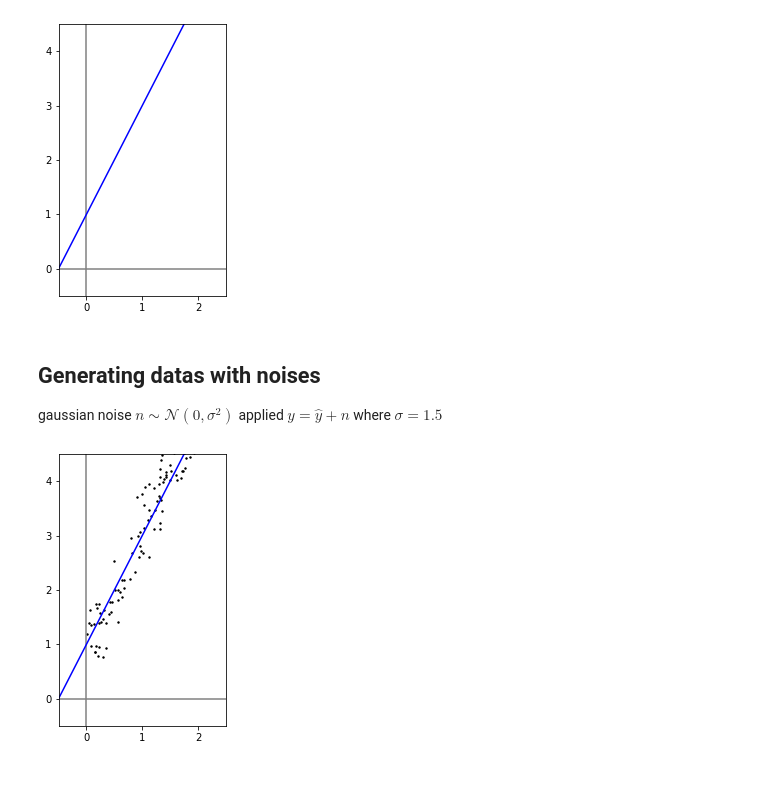
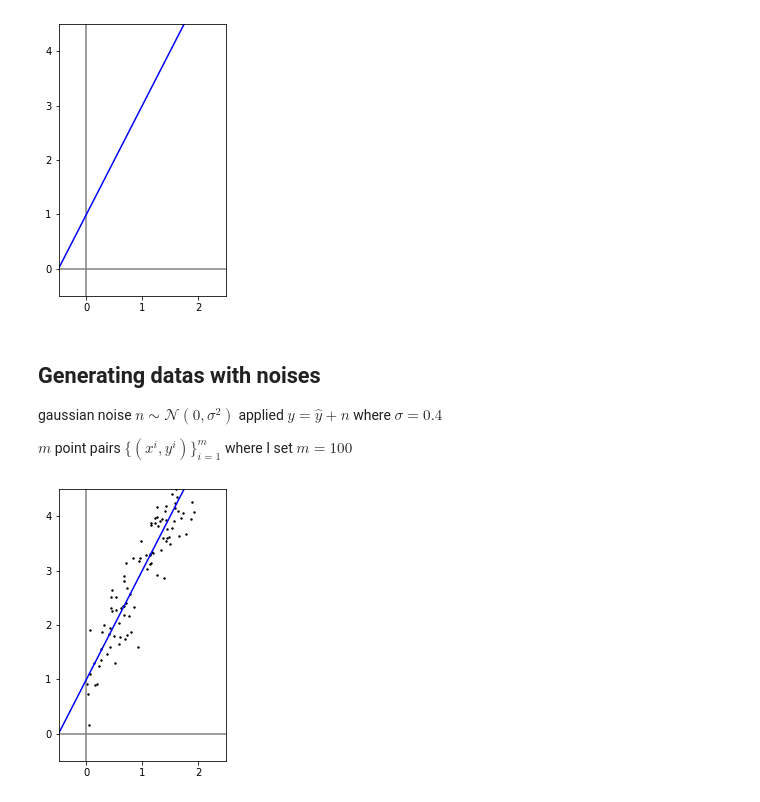
Before and after one commit to cielixer/CAU-MachineLearning2020-1st, a Jupyter notebook: Homework02/LinearRegression.ipynb, the cells around one changed output. Saved outputs shown, nothing was run; the diff lists cells and outputs as text; code cells hidden in the pictures.

Commit message:
Add noise generation
added noise generation codes and descriptions of it

```diff
--- a/Homework02/LinearRegression.ipynb
+++ b/Homework02/LinearRegression.ipynb
@@ -42,20 +42,22 @@ fig.show()
 ## Generating datas with noises
 
 gaussian noise $n \sim \mathcal{N}(0, {\sigma}^2)$ applied $y=\hat{y}+n$
-    where $\sigma = 1.5$
+    where $\sigma = 0.4$
+
+$m$ point pairs $\{(x^{i}, y^{i})\}^{m}_{i=1}$ where I set $m = 100$
 # %%
 m = 100                     # number of noised datas
 mu, sigma = 0, 0.4          # gaussian noise parameters
 
 # making the moise
-noise_x = 2.0 * np.random.sample((m,))
+noise_x = 2.0 * np.random.sample((m))
 noise_y = a * noise_x + b + np.random.normal(mu, sigma, m)
 
 fig, ax = make_fig()        # make figure
 
 ax.plot(x, y, color='blue')                     # plot the true line
 ax.scatter(noise_x, noise_y, c='black', s=2)    # plot the noised data
 
 fig.show()
 # %% [output]
-[figure, old version]
+[figure, new version]
```
